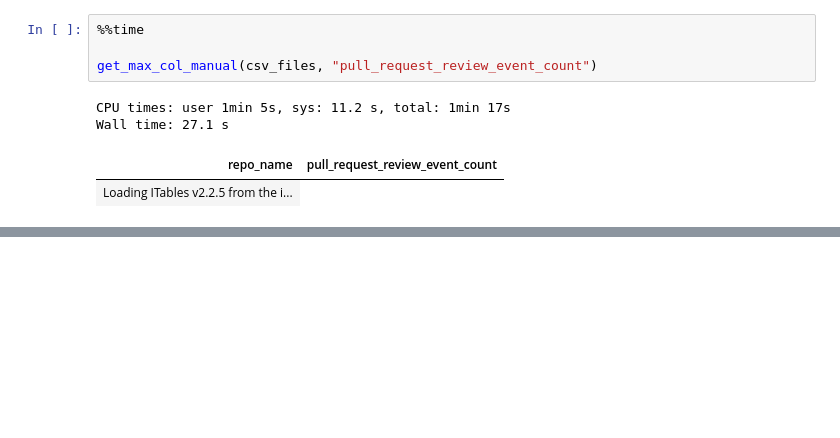
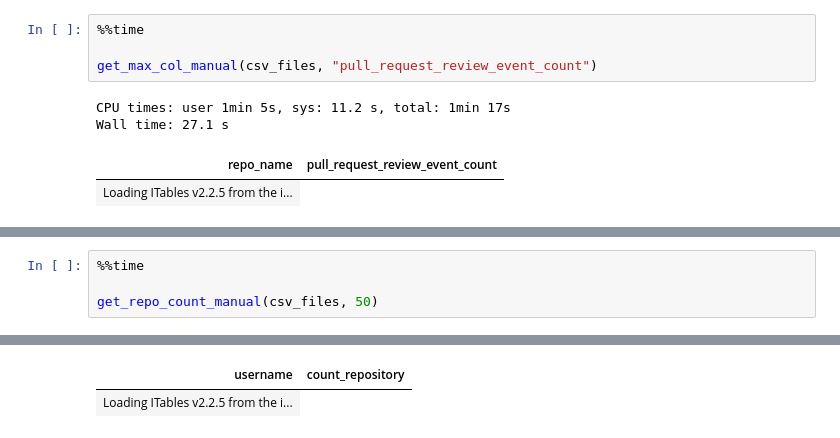
Before and after one commit to vnegi10/GH_Archive_data_analysis, a Jupyter notebook: Polars_query.ipynb, the cells around one changed output, grey strips where cells are left out. Cells and saved outputs as stored; diff of their text form; blank space fills up the shorter version.

Commit message:
Get repo count per user

```diff
--- a/Polars_query.ipynb
+++ b/Polars_query.ipynb
@@ -196,0 +239,5 @@ Wall time: 27.1 s
+# %%
+%%time
+
+get_repo_count_manual(csv_files, 50)
+# %% [output]
@@ -196,0 +246,2 @@ Wall time: 27.1 s
+| username | count_repository |
+| Loading ITables v2.2.5 from the i... |
```
Also changed, not shown: parts of 2 cells of this notebook.
